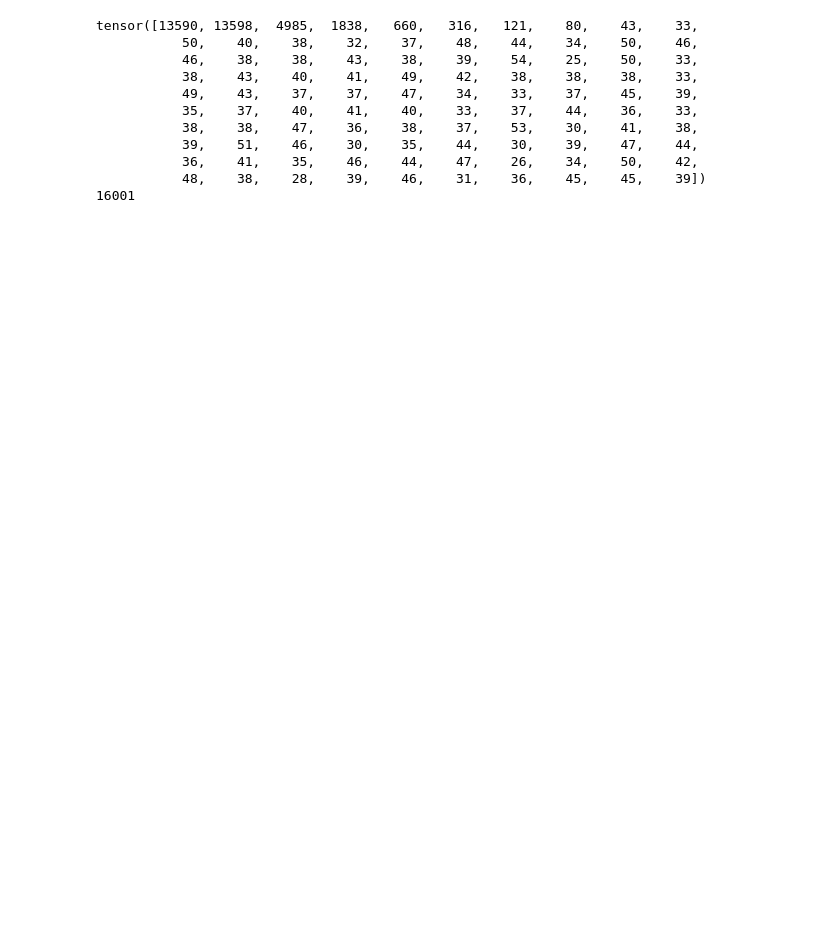
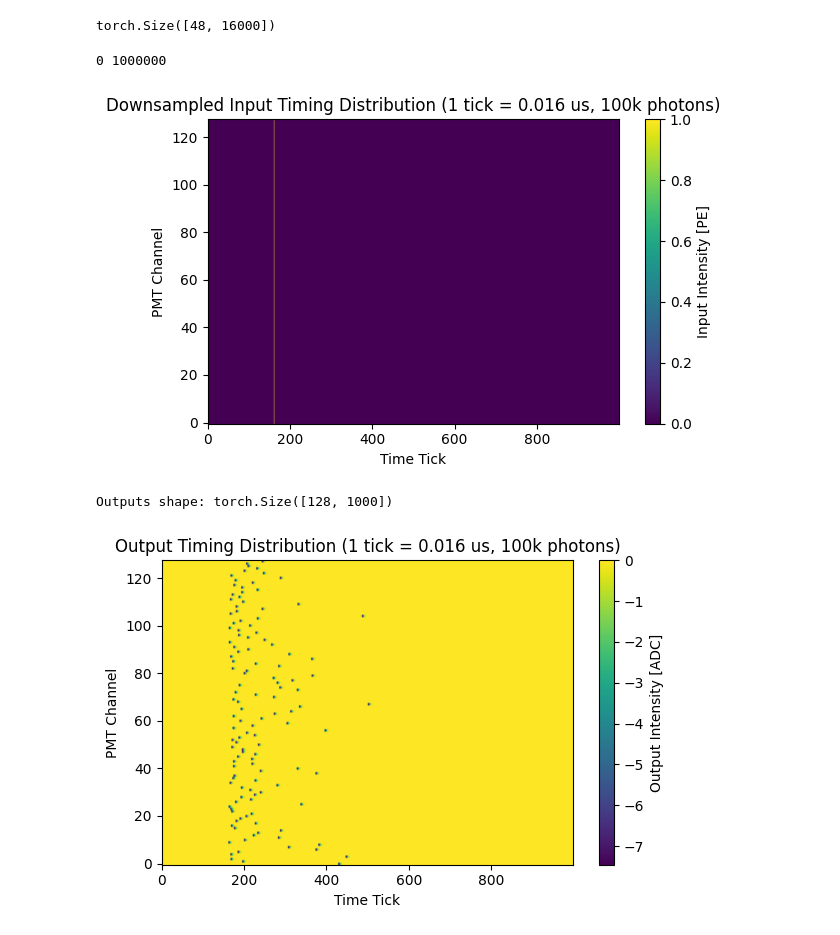
Before and after one commit to carsmithhhh/waveforms, a Jupyter notebook: test_waveforms.ipynb, the cells around one changed output. Cells and saved outputs as stored; diff of their text form; code cells hidden in the pictures; blank space fills up the shorter version.

```diff
--- a/test_waveforms.ipynb
+++ b/test_waveforms.ipynb
@@ -35,12 +58,5 @@ To enable the following instructions: AVX2 FMA, in other operations, rebuild Ten
 # %%
-from make_waveform import *
-
 sim = BatchedLightSimulation(cfg="templates/waveform_sim.yaml").to(device) # gives input / "true" 2D timing distribution
-
-#
-nphoton = 16
-nbatch = 1
-inputs = mod0_sampler.batch_sample(nphoton=nphoton, nbatch=nbatch)
 
 # CDF used by mod0_sampler
 data_path = 'data/lightLUT_Mod0_06052024_32.1.16_time_dist_cdf.npz'
@@ -223,15 +91,0 @@ tensor([13782, 13579,  5079,  ...,     0,     0,     2])
-# %%
-print(delay_counts[:100])
-print(len(delay_counts))
-# %% [output]
-tensor([13590, 13598,  4985,  1838,   660,   316,   121,    80,    43,    33,
-           50,    40,    38,    32,    37,    48,    44,    34,    50,    46,
-           46,    38,    38,    43,    38,    39,    54,    25,    50,    33,
-           38,    43,    40,    41,    49,    42,    38,    38,    38,    33,
-           49,    43,    37,    37,    47,    34,    33,    37,    45,    39,
-           35,    37,    40,    41,    40,    33,    37,    44,    36,    33,
-           38,    38,    47,    36,    38,    37,    53,    30,    41,    38,
-           39,    51,    46,    30,    35,    44,    30,    39,    47,    44,
-           36,    41,    35,    46,    44,    47,    26,    34,    50,    42,
-           48,    38,    28,    39,    46,    31,    36,    45,    45,    39])
-16001
@@ -240,0 +92,47 @@ tensor([13590, 13598,  4985,  1838,   660,   316,   121,    80,    43,    33,
+# %%
+one_input = inputs[0]
+print(one_input.shape)
+one_input = torch.tensor(one_input)
+output, info, delays = sim(one_input.to(device)) # (n_pmt, time_ticks)
+print(info['num_singlets'], info['num_triplets'])
+# %% [output]
+torch.Size([48, 16000])
+0 1000000
+# %%
+one_input = inputs[0]
+
+# Testing one photon per pmt
+one_input = torch.zeros((128, 16000))
+one_input[:, 2560] = 1.0
+output, info, delays = sim(one_input.to(device)) # (n_pmt, time_ticks)
+
+# Plot an input
+fig, ax = plt.subplots(figsize=(6, 4))
+downsampled_input = sim.downsample_waveform(one_input.unsqueeze(0))
+im0 = ax.imshow(downsampled_input.squeeze(0), aspect='auto', origin='lower', cmap='viridis')
+fig.colorbar(im0, ax=ax, label='Input Intensity [PE]')
+ax.set_xlabel("Time Tick")
+ax.set_ylabel("PMT Channel")
+ax.set_title(f"Downsampled Input Timing Distribution (1 tick = {sim.light_tick_size * 16} us, 100k photons)")
+plt.tight_layout()
+plt.show()
+
+print("Outputs shape:", output.shape)
+full_output = torch.sum(output, axis=0)
+
+fig, ax = plt.subplots(figsize=(6, 4))
+im0 = ax.imshow(output.detach().cpu().numpy(), aspect='auto', origin='lower', cmap='viridis')
+fig.colorbar(im0, ax=ax, label='Output Intensity [ADC]')
+ax.set_xlabel("Time Tick")
+ax.set_ylabel("PMT Channel")
+ax.set_title(f"Output Timing Distribution (1 tick = {sim.light_tick_size * 16} us, 100k photons)")
+# ax2 = ax.twinx()
+# ax2.tick_params(axis='y', pad=-30)
+# ax2.plot(np.arange(output.shape[1]), full_output.cpu().detach().numpy(), color='black', linewidth=2, label='1D Waveform')
+# ax2.legend(loc='upper right')
+plt.tight_layout()
+plt.show()
+# %% [output]
+[figure, added]
+Outputs shape: torch.Size([128, 1000])
+[figure, added]
```
Also changed, not shown: parts of 12 cells of this notebook, 3 other files.
